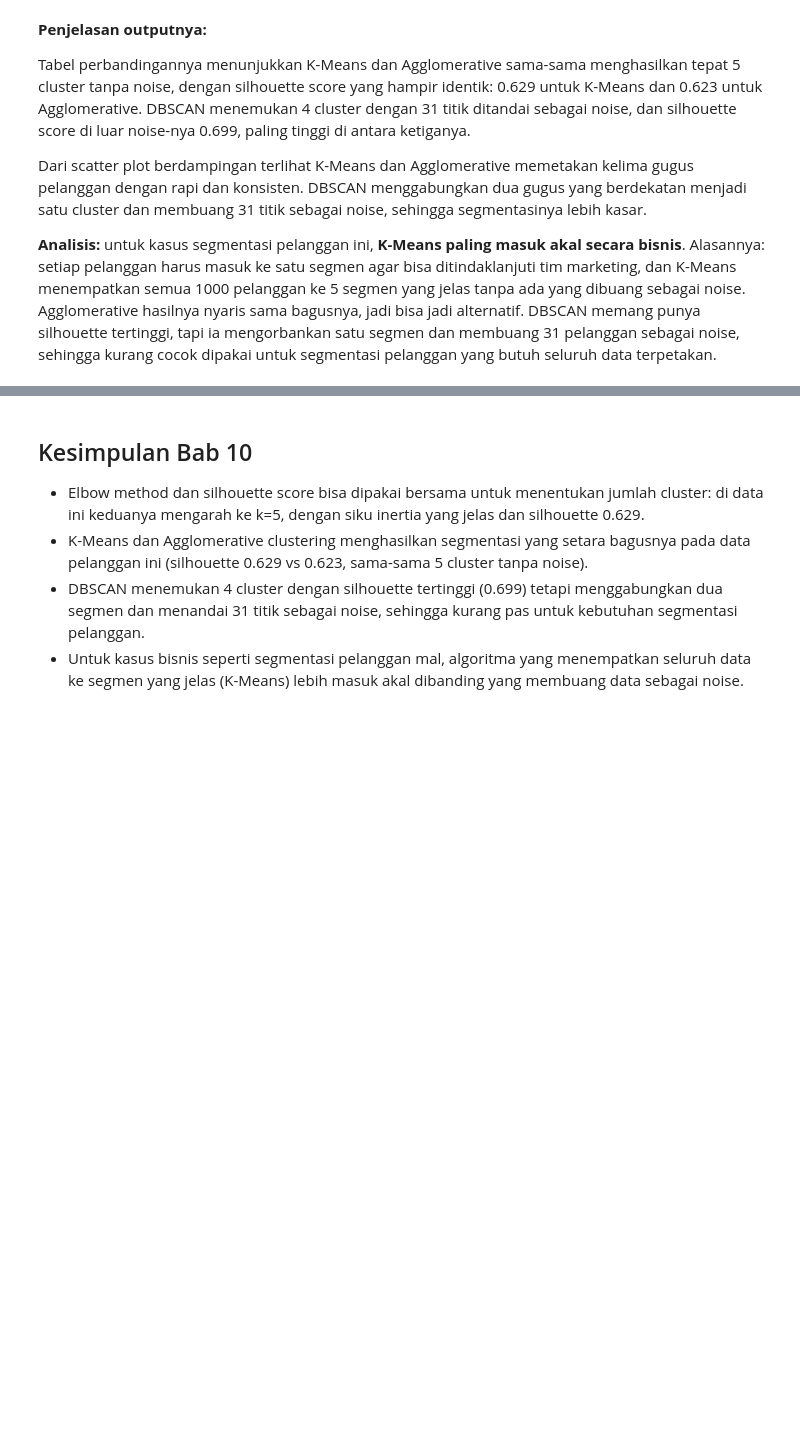
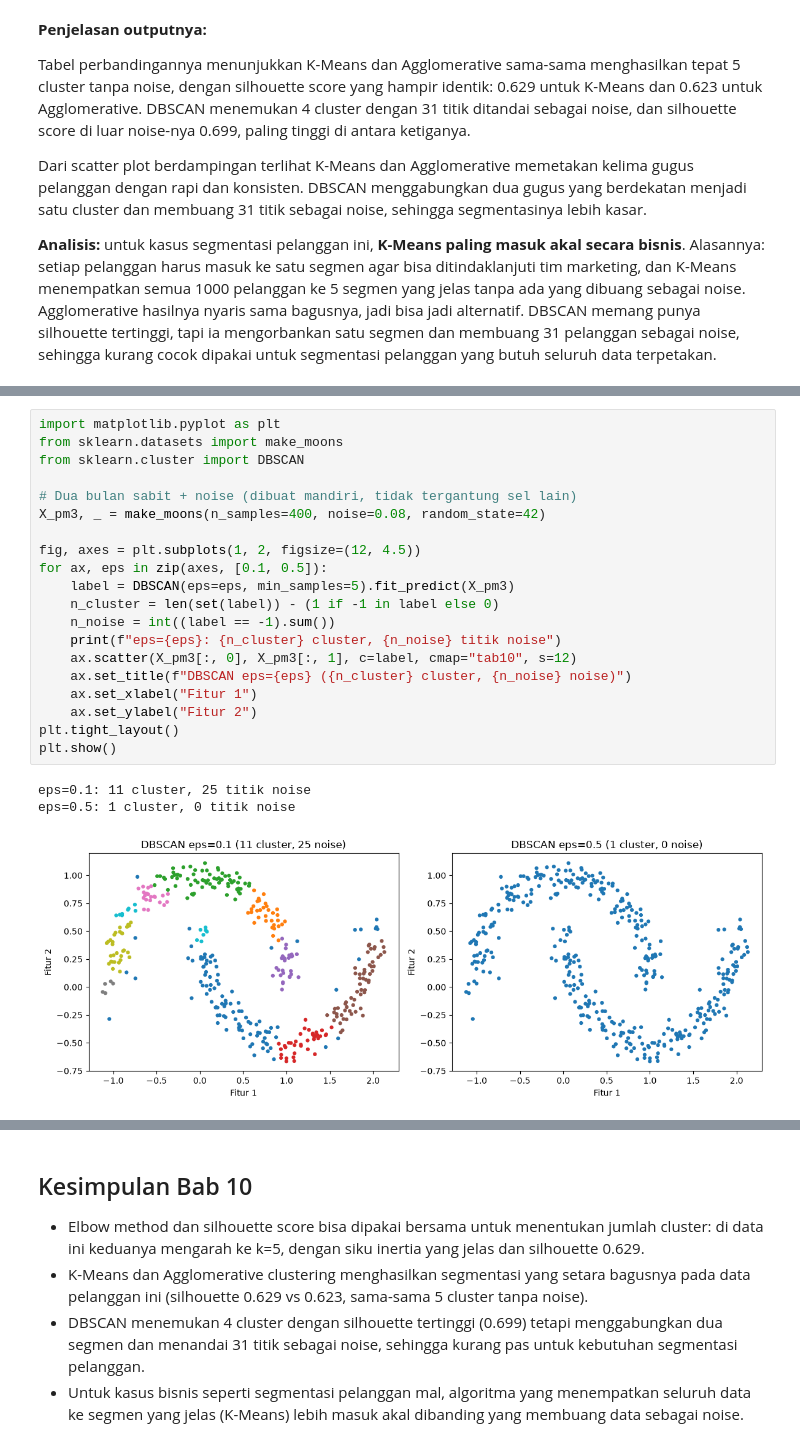
Before and after one commit to dandienter/praktikumML, a Jupyter notebook: bab-10-clustering/praktikum-bab-10.ipynb, the cells around one changed output, grey strips where cells are left out. Saved outputs shown, nothing was run; the diff lists cells and outputs as text; blank space fills up the shorter version.

```diff
--- a/bab-10-clustering/praktikum-bab-10.ipynb
+++ b/bab-10-clustering/praktikum-bab-10.ipynb
@@ -181,0 +270,24 @@ Dari scatter plot berdampingan terlihat K-Means dan Agglomerative memetakan keli
+# %%
+import matplotlib.pyplot as plt
+from sklearn.datasets import make_moons
+from sklearn.cluster import DBSCAN
+
+# Dua bulan sabit + noise (dibuat mandiri, tidak tergantung sel lain)
+X_pm3, _ = make_moons(n_samples=400, noise=0.08, random_state=42)
+
+fig, axes = plt.subplots(1, 2, figsize=(12, 4.5))
+for ax, eps in zip(axes, [0.1, 0.5]):
+    label = DBSCAN(eps=eps, min_samples=5).fit_predict(X_pm3)
+    n_cluster = len(set(label)) - (1 if -1 in label else 0)
+    n_noise = int((label == -1).sum())
+    print(f"eps={eps}: {n_cluster} cluster, {n_noise} titik noise")
+    ax.scatter(X_pm3[:, 0], X_pm3[:, 1], c=label, cmap="tab10", s=12)
+    ax.set_title(f"DBSCAN eps={eps} ({n_cluster} cluster, {n_noise} noise)")
+    ax.set_xlabel("Fitur 1")
+    ax.set_ylabel("Fitur 2")
+plt.tight_layout()
+plt.show()
+# %% [output]
+eps=0.1: 11 cluster, 25 titik noise
+eps=0.5: 1 cluster, 0 titik noise
+[figure, added]
```
Also changed, not shown: parts of 9 cells of this notebook, 5 other files.
